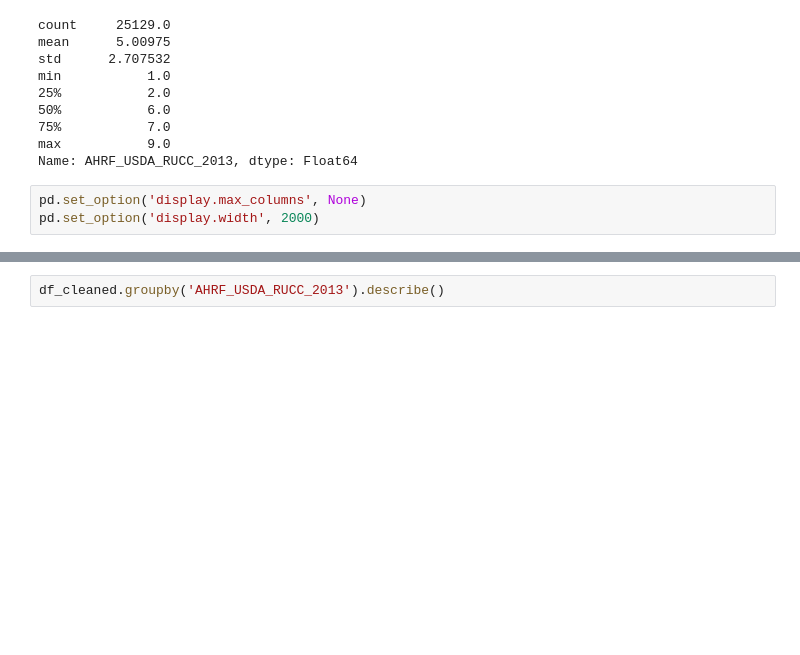
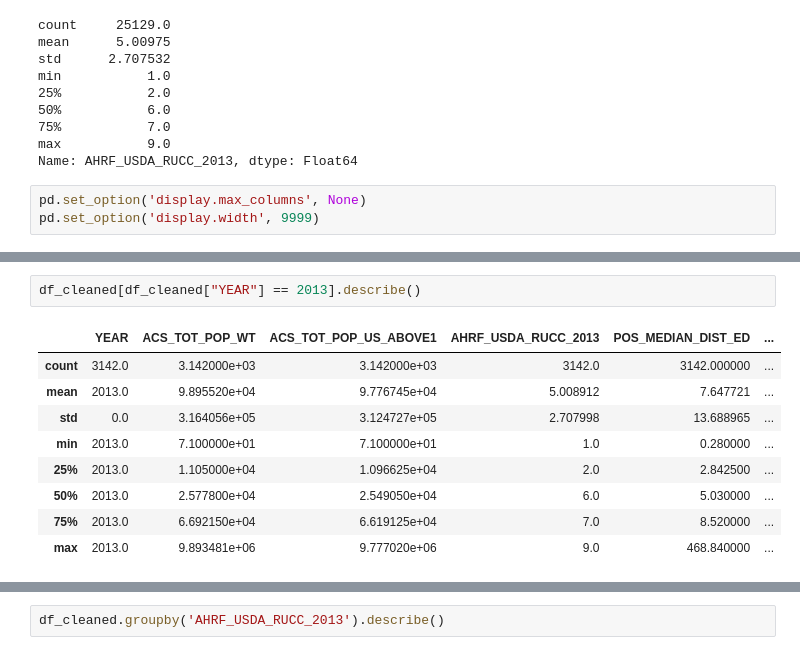
Before and after one commit to gheenc/Computational-Methods, a Jupyter notebook: final_project/data_cleaning.ipynb, the cells around one changed output, grey strips where cells are left out. Saved outputs shown, nothing was run; the diff lists cells and outputs as text; blank space fills up the shorter version.

```diff
--- a/final_project/data_cleaning.ipynb
+++ b/final_project/data_cleaning.ipynb
@@ -722,7 +787,7 @@ max           9.0
 Name: AHRF_USDA_RUCC_2013, dtype: Float64
 # %%
 pd.set_option('display.max_columns', None)
-pd.set_option('display.width', 2000)
+pd.set_option('display.width', 9999)
 # %%
 df_cleaned.describe()
 # %% [output]
@@ -735,3 +800,15 @@ df_cleaned.describe()
 | 50% | 2017.0 | 2.573900e+04 | 2.545500e+04 | 6.0 | 5.040000 | ... |
 | 75% | 2019.0 | 6.742375e+04 | 6.680200e+04 | 7.0 | 8.540000 | ... |
 | max | 2020.0 | 1.010572e+07 | 9.988370e+06 | 9.0 | 468.840000 | ... |
+# %%
+df_cleaned[df_cleaned["YEAR"] == 2013].describe()
+# %% [output]
+|  | YEAR | ACS_TOT_POP_WT | ACS_TOT_POP_US_ABOVE1 | AHRF_USDA_RUCC_2013 | POS_MEDIAN_DIST_ED | ... |
+| count | 3142.0 | 3.142000e+03 | 3.142000e+03 | 3142.0 | 3142.000000 | ... |
+| mean | 2013.0 | 9.895520e+04 | 9.776745e+04 | 5.008912 | 7.647721 | ... |
+| std | 0.0 | 3.164056e+05 | 3.124727e+05 | 2.707998 | 13.688965 | ... |
+| min | 2013.0 | 7.100000e+01 | 7.100000e+01 | 1.0 | 0.280000 | ... |
+| 25% | 2013.0 | 1.105000e+04 | 1.096625e+04 | 2.0 | 2.842500 | ... |
+| 50% | 2013.0 | 2.577800e+04 | 2.549050e+04 | 6.0 | 5.030000 | ... |
+| 75% | 2013.0 | 6.692150e+04 | 6.619125e+04 | 7.0 | 8.520000 | ... |
+| max | 2013.0 | 9.893481e+06 | 9.777020e+06 | 9.0 | 468.840000 | ... |
```
Also changed, not shown: parts of 8 cells of this notebook, 3 other files.
